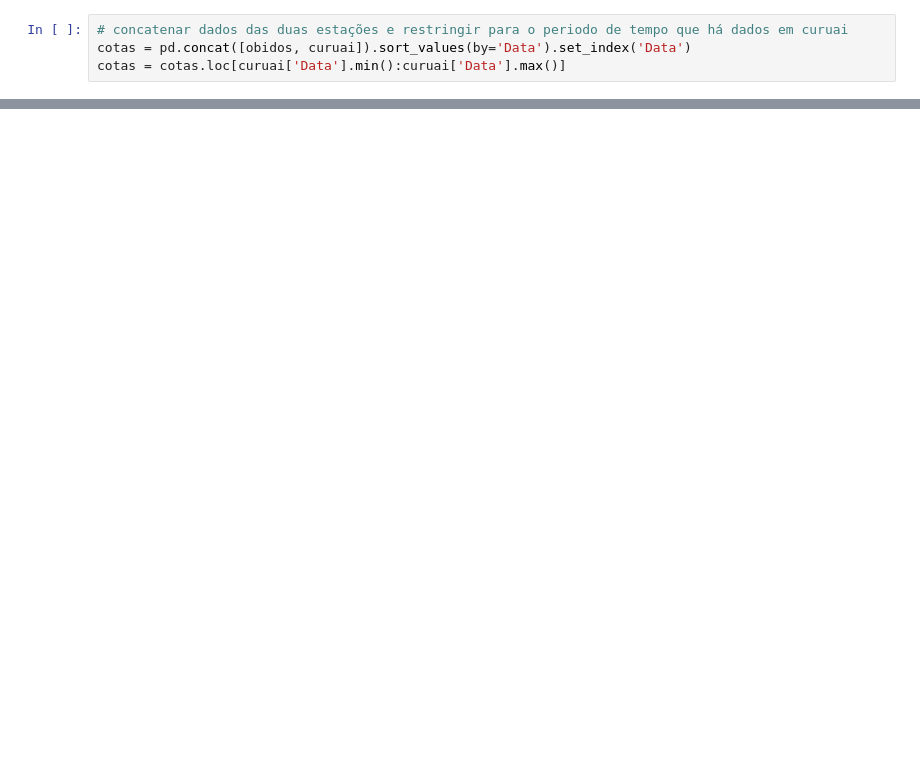
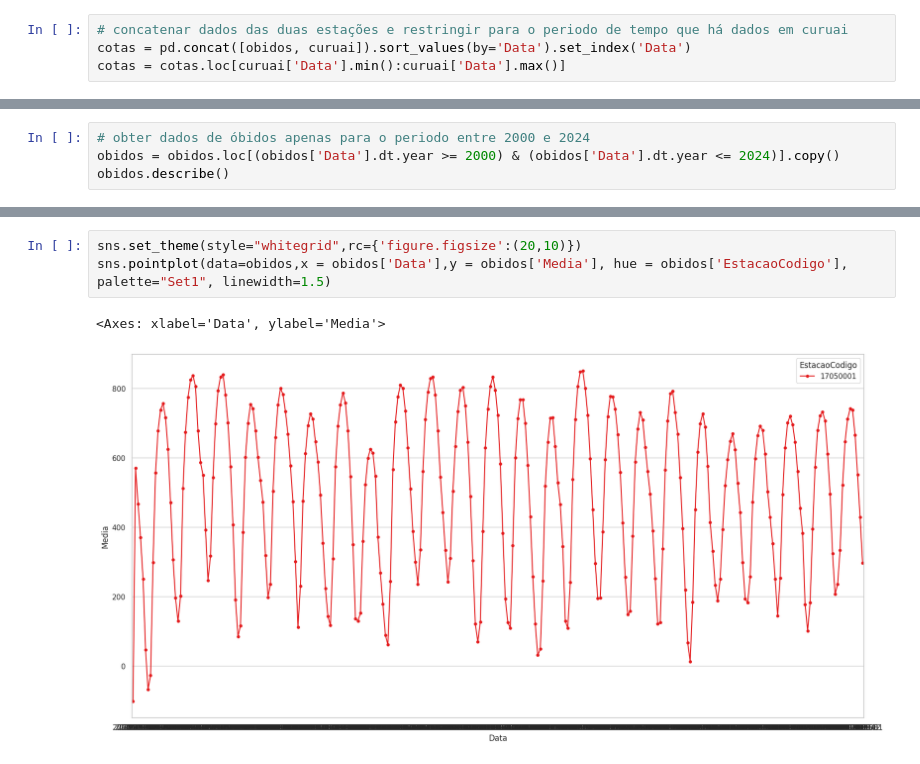
Before and after one commit to larissavaladao/py6s_harmonize_sample, a Jupyter notebook: 6. parameters_by_period/1.set_periods.ipynb, the cells around one changed output, grey strips where cells are left out. Drawn from its saved outputs; the diff is of its cells as text; blank space fills up the shorter version.

```diff
--- a/6. parameters_by_period/1.set_periods.ipynb
+++ b/6. parameters_by_period/1.set_periods.ipynb
@@ -76,0 +84,4 @@ sns.pointplot(data=cotas,x = cotas['Data'],y = cotas['Media'], hue = cotas['Esta
+# %%
+# obter dados de óbidos apenas para o periodo entre 2000 e 2024
+obidos = obidos.loc[(obidos['Data'].dt.year >= 2000) & (obidos['Data'].dt.year <= 2024)].copy()
+obidos.describe()
@@ -76,0 +98,6 @@ sns.pointplot(data=cotas,x = cotas['Data'],y = cotas['Media'], hue = cotas['Esta
+# %%
+sns.set_theme(style="whitegrid",rc={'figure.figsize':(20,10)})
+sns.pointplot(data=obidos,x = obidos['Data'],y = obidos['Media'], hue = obidos['EstacaoCodigo'], palette="Set1", linewidth=1.5)
+# %% [output]
+<Axes: xlabel='Data', ylabel='Media'>
+[figure, added]
```
Also changed, not shown: parts of 15 cells of this notebook.
